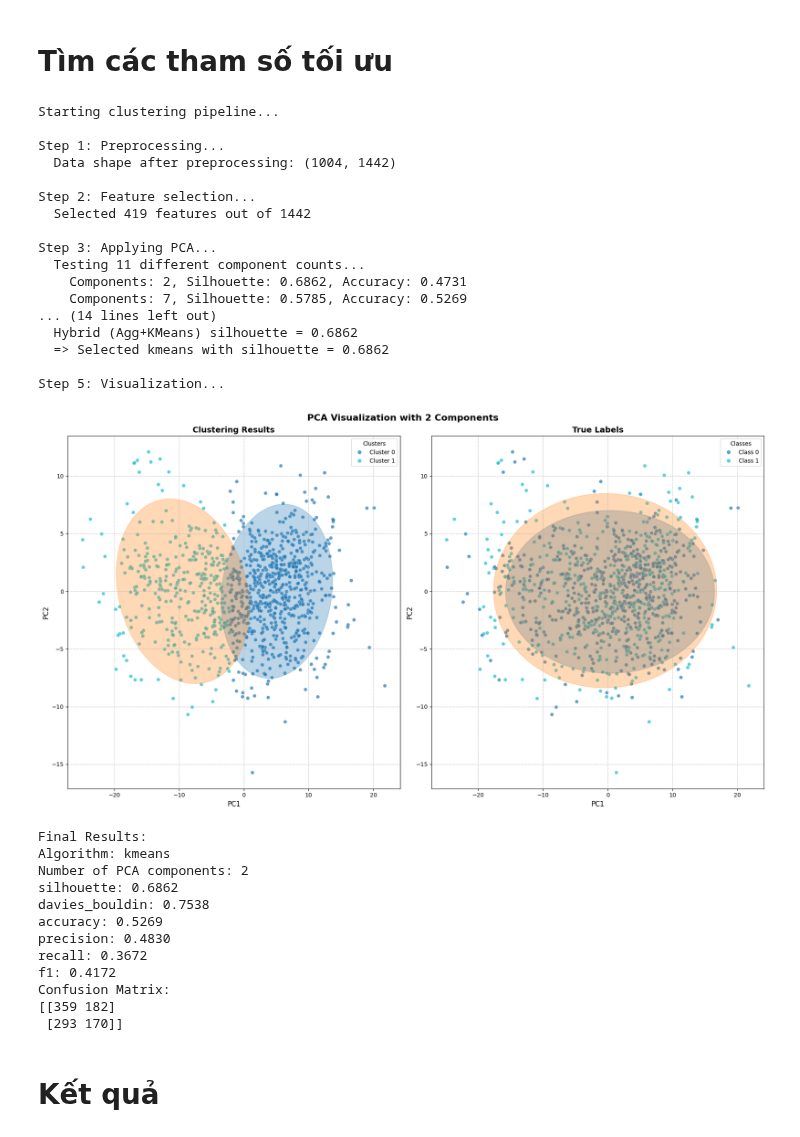
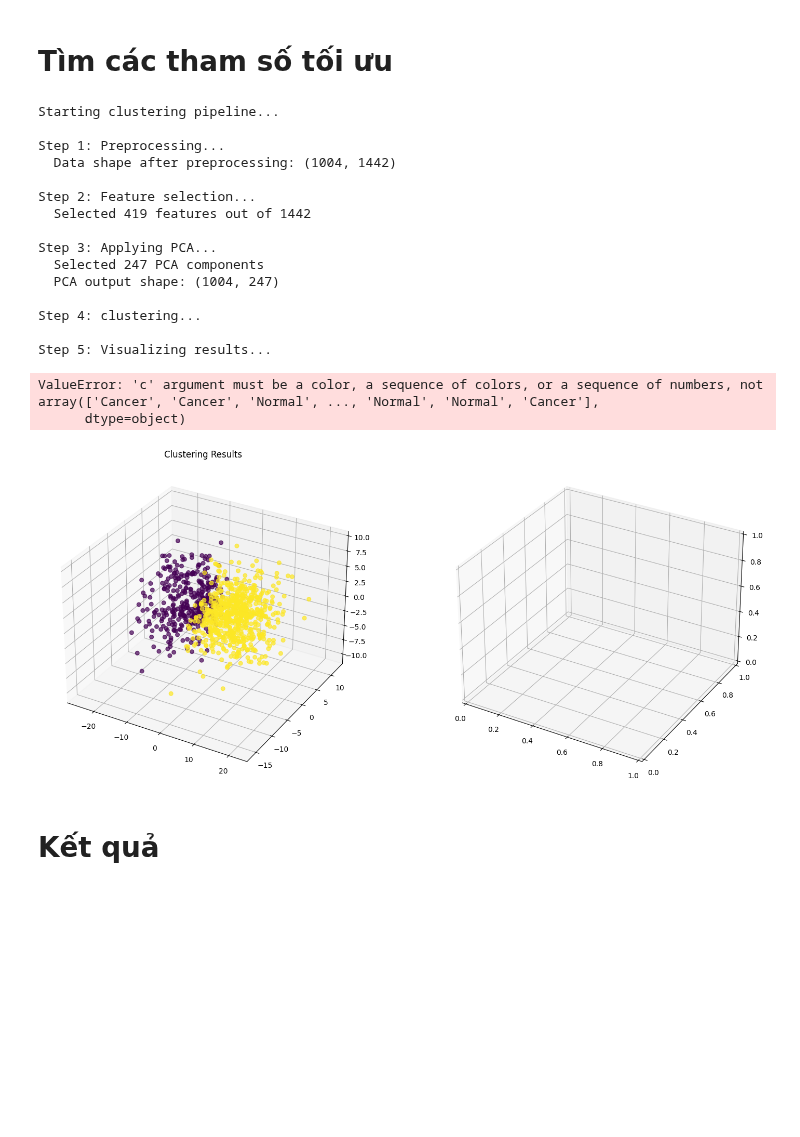
Before and after one commit to khoaoe/HCMUS-MathAI-Lab2-PCAAndClustering, a Jupyter notebook: Clustering/clustering.ipynb, the cells around one changed output. Cells and saved outputs as stored; diff of their text form; code cells hidden in the pictures; blank space fills up the shorter version.

```diff
--- a/Clustering/clustering.ipynb
+++ b/Clustering/clustering.ipynb
@@ -882,42 +668,30 @@ y_numeric = np.where(y == 'Cancer', 1, 0)
 # Tìm các tham số tối ưu
 # %%
 # Run the improved clustering pipeline
-final_method, final_labels, final_metrics, n_components, X_pca, feature_mask = clustering_pipeline(X, y_numeric,
+final_labels, final_metrics, n_components, X_pca, feature_mask = clustering_pipeline(X, y,
                                                                                 feature_selection_threshold=0.7,
                                                                                 pca_variance_threshold=0.9,
                                                                                 kmeans_max_iters=300, kmeans_n_init=20
                                                                             )
 # %% [output]
 Starting clustering pipeline...
 
 Step 1: Preprocessing...
   Data shape after preprocessing: (1004, 1442)
 
 Step 2: Feature selection...
   Selected 419 features out of 1442
 
 Step 3: Applying PCA...
-  Testing 11 different component counts...
-    Components: 2, Silhouette: 0.6862, Accuracy: 0.4731
-    Components: 7, Silhouette: 0.5785, Accuracy: 0.5269
-... (14 lines left out)
-  Hybrid (Agg+KMeans) silhouette = 0.6862
-  => Selected kmeans with silhouette = 0.6862
+  Selected 247 PCA components
+  PCA output shape: (1004, 247)
 
-Step 5: Visualization...
+Step 4: clustering...
+
+Step 5: Visualizing results...
+ValueError: 'c' argument must be a color, a sequence of colors, or a sequence of numbers, not array(['Cancer', 'Cancer', 'Normal', ..., 'Normal', 'Normal', 'Cancer'],
+      dtype=object)
-[figure, old version]
+[figure, new version]
-Final Results:
-Algorithm: kmeans
-Number of PCA components: 2
-silhouette: 0.6862
-davies_bouldin: 0.7538
-accuracy: 0.5269
-precision: 0.4830
-recall: 0.3672
-f1: 0.4172
-Confusion Matrix:
-[[359 182]
- [293 170]]
 # %% [markdown]
 # Kết quả
 # %%
```
Also changed, not shown: parts of 7 cells of this notebook.
